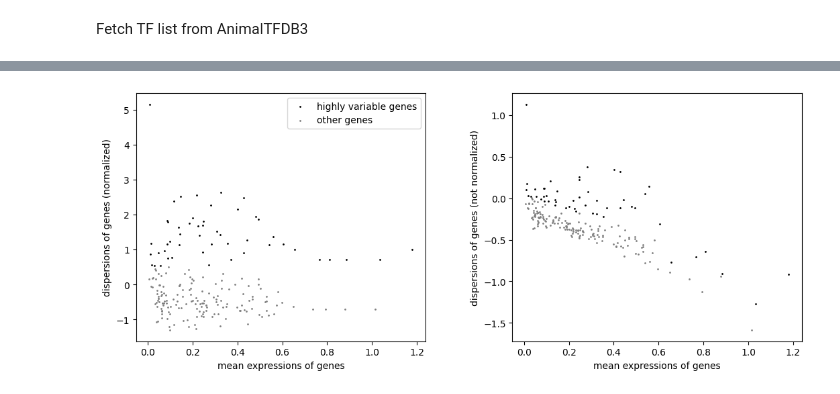
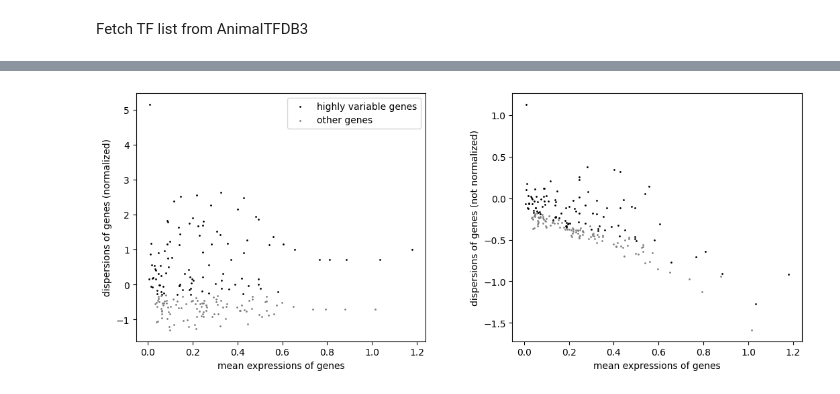
Before and after one commit to zsteve/locaTE.jl, a Jupyter notebook: examples/HSPC/1_preprocessing.ipynb, the cells around one changed output, grey strips where cells are left out. Drawn from its saved outputs; the diff is of its cells as text; code cells hidden in the pictures.

```diff
--- a/examples/HSPC/1_preprocessing.ipynb
+++ b/examples/HSPC/1_preprocessing.ipynb
@@ -71,14 +71,14 @@ adata.obsm["R"] = ot.smooth.smooth_ot_dual(np.ones(adata.shape[0]), np.ones(adat
 # %%
 adata_subset = adata.copy()
 sc.pp.log1p(adata_subset)
 adata_subset = adata_subset[:, adata_subset.var.istf]
-# subset out 50 variable TFs
-N_hvg = 50
+# subset out 100 variable TFs
+N_hvg = 100
 sc.pp.highly_variable_genes(adata_subset, n_top_genes = N_hvg, subset = False)
 sc.pl.highly_variable_genes(adata_subset)
 sc.pp.highly_variable_genes(adata_subset, n_top_genes = N_hvg, subset = True)
 # %% [output]
-[figure, old version]
+[figure, new version]
 # %%
 np.save(os.path.join(DATA_DIR, "X.npy"), adata_subset.X[:, adata_subset.var.istf].todense())
 np.save(os.path.join(DATA_DIR, "X_pca.npy"), adata_subset.obsm["X_pca"])
```
Also changed, not shown: parts of 3 cells of this notebook, 16 other files.
